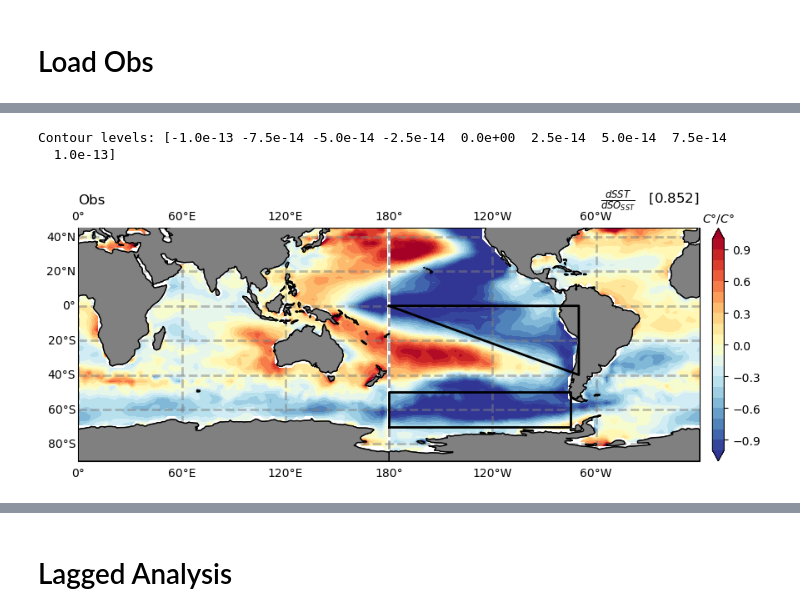
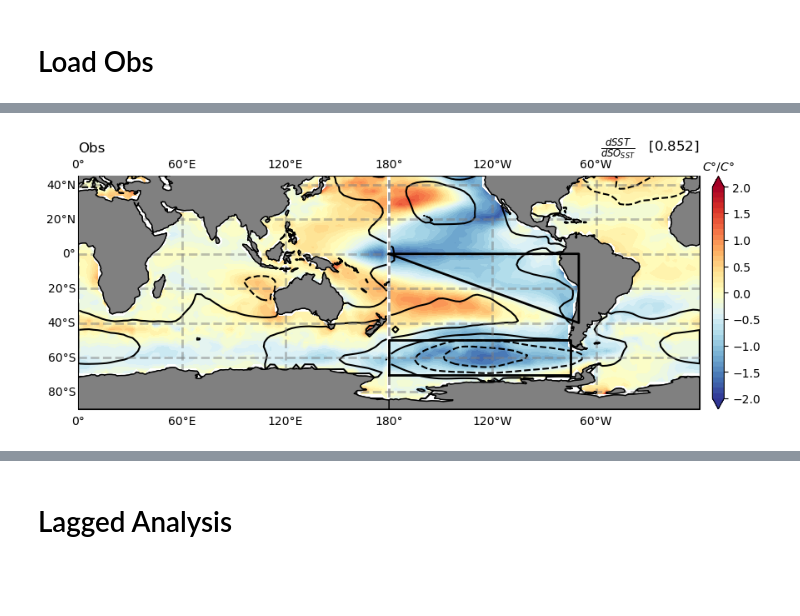
Before and after one commit to zacespinosa/SO-EP-teleconnection, a Jupyter notebook: SO-EPT-Obs.ipynb, the cells around one changed output, grey strips where cells are left out. Drawn from its saved outputs; the diff is of its cells as text; code cells hidden in the pictures; blank space fills up the shorter version.

```diff
--- a/SO-EPT-Obs.ipynb
+++ b/SO-EPT-Obs.ipynb
@@ -54,10 +54,9 @@ def _global_plot(
             lon, lat, contours,
             transform=ccrs.PlateCarree(),
             colors="black",
-            # levels=[-1, -.9, -.8, -.7, -.6, -.5, -.4] # Contours for -1 to 1 correlations
-            levels=8 #[-300, -200, -100, 0, 100, 125, 150, 175, 200] # Contours for PSL
+            levels=[-600, -450, -300, -150, 0, 150, 300, 450, 600] # Contours for PSL
         )
-        print("Contour levels:", contour_obj.levels)
+        # print("Contour levels:", contour_obj.levels)
     if pr is not None:
         ax.contour(
             lon, lat, pr,
@@ -278,6 +277,6 @@ def preprocess(ds, varname):
 # %%
 def detrend(da):
     time_idx = xr.DataArray(np.arange(len(da.time)), dims="time")
-    slope = xscore.linslope(time_idx, da, dim="time", skipna=True)
+    slope = xscore.linslope(time_idx, da, dim="time", skipna=False)
     da = da - slope*time_idx
-    return da, slope
+    return da
@@ -308,11 +284,10 @@ array([[[         nan,          nan,          nan, ...,          nan,
 era5_u = xr.open_dataset("/home/espinosa10/SO-EP-teleconnection/Data/ERA5/ERA5_monthly_1979-01_2023-12_10m_u_component_of_wind.nc")
 era5_v = xr.open_dataset("/home/espinosa10/SO-EP-teleconnection/Data/ERA5/ERA5_monthly_1979-01_2023-12_10m_v_component_of_wind.nc")
 
-# era5_total_precip = fix_coords(xr.open_dataset("/home/espinosa10/SO-EP-teleconnection/Data/ERA5/ERA5_monthly_1979-01_2023-12_total_precipitation.nc"))
-# era5_total_precip = preprocess(era5_total_precip, "tp")
-# era5_total_precip = detrend(era5_total_precip["tp"]).rename("tp").to_dataset()
+era5_total_precip = fix_coords(xr.open_dataset("/home/espinosa10/SO-EP-teleconnection/Data/ERA5/ERA5_monthly_1979-01_2023-12_total_precipitation.nc"))
+era5_total_precip = preprocess(era5_total_precip, "tp")
+era5_total_precip = detrend(era5_total_precip["tp"]).rename("tp").to_dataset()
 
 era5_msl = xr.open_dataset("/home/espinosa10/SO-EP-teleconnection/Data/ERA5/ERA5_monthly_1979-01_2023-12_mean_sea_level_pressure.nc")
 era5_msl = preprocess(era5_msl.isel(expver=0).drop("expver"), "msl")
-# era5_msl = detrend(era5_msl["msl"]).rename("msl").to_dataset()
-era5_msl
+era5_msl = detrend(era5_msl["msl"].fillna(0)).rename("msl").to_dataset()
@@ -555,32 +534,32 @@ Data variables:
     time_bnds  (time, bnds) object 1947-12-16 12:00:00 ... 2015-12-16 00:00:00
 # %%
 # Calculate the average of all maps
-avg_reg = obs_sst_region_reg.sel(years=12*5).reg.mean().values
+avg_reg = obs_sst_so_ept_reg.sel(years=12*5).reg.mean().values
+axis_fontsize = 12
+title_fontsize = 16
 
 # Create a single plot
 fig, ax = plt.subplots(1, 1, figsize=(10, 5), subplot_kw={'projection': ccrs.PlateCarree(central_longitude=180)})
 
 # Plot the average map
 img = _global_plot(
     ax,
-    data=-obs_sst_maps_reg.mean("model"),
-    lat=obs_sst_maps_reg.latitude,
-    lon=obs_sst_maps_reg.longitude,
+    data=-obs_regs["reg_sst"].mean("model"),
+    lat=obs_regs["reg_sst"].latitude,
+    lon=obs_regs["reg_sst"].longitude,
     levels=np.arange(-2, 2.1, .1),
     cmap="RdYlBu_r",
     cbar_label=r"$Wm^{-2}/C\degree$",
-    contours=-obs_psl_reg.mean("model").reg.values,
+    contours=-obs_regs["reg_psl"].mean("model").values,
 )
 
 cbar = plt.colorbar(img, ax=ax, orientation="vertical", fraction=.018, pad=0.02)
 cbar.ax.set_title(r"$C\degree/C\degree$", fontsize=10)
 ax.set_title(r"$\frac{dSST}{dSO_{SST}}$   " + f"[{np.around(avg_reg, 3)}]", loc="right", fontsize=title_fontsize*.75)
 ax.set_title("Obs", loc="left", fontsize=title_fontsize*.75)
 
 plt.show()
 # %% [output]
-Contour levels: [-1.0e-13 -7.5e-14 -5.0e-14 -2.5e-14  0.0e+00  2.5e-14  5.0e-14  7.5e-14
-  1.0e-13]
-[figure, old version]
+[figure, new version]
 # %%
 fig, axes = plt.subplots(4, 2, figsize=(20, 20), subplot_kw={'projection': ccrs.PlateCarree(central_longitude=180)})
```
Also changed, not shown: parts of 5 cells of this notebook, 4 other files.
